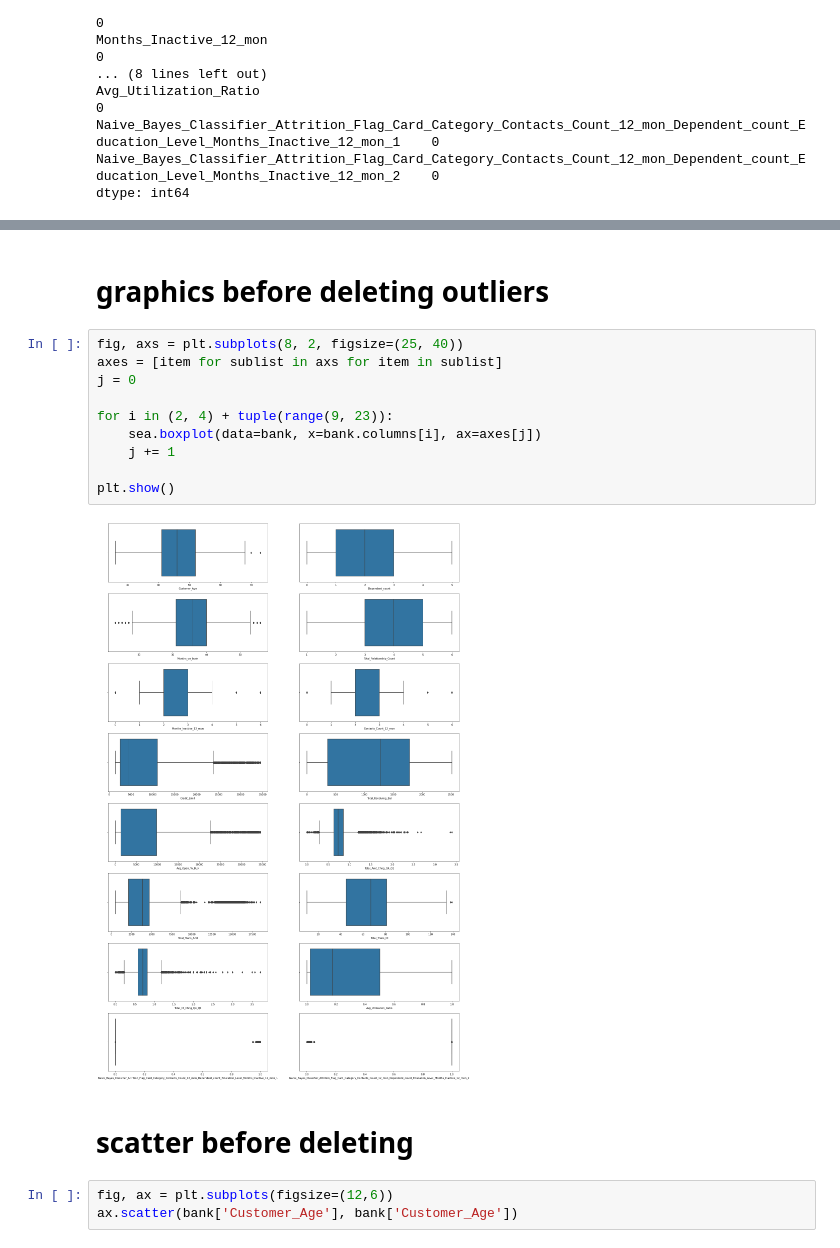
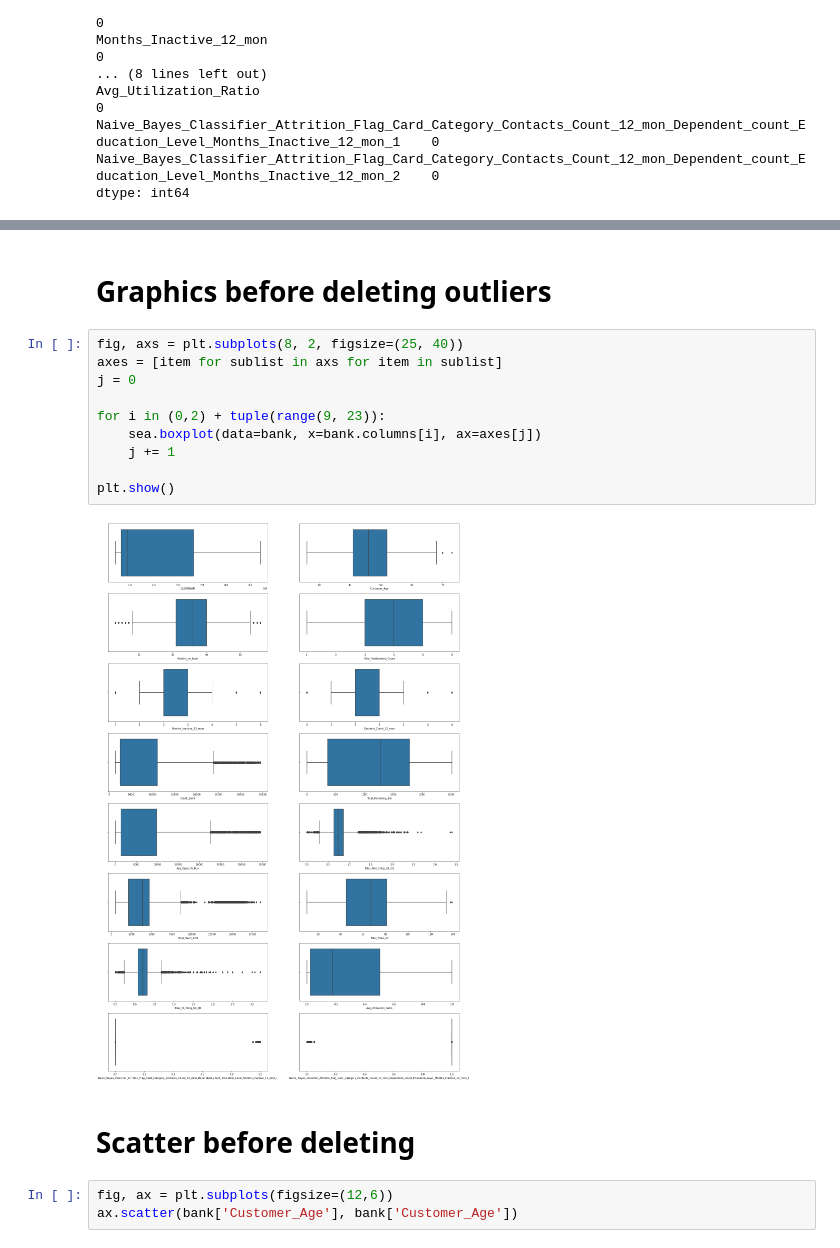
Before and after one commit to rnd4u-org/2021-knu-churn, a Jupyter notebook: Data Pre-Processing.ipynb, the cells around one changed output, grey strips where cells are left out. Saved outputs shown, nothing was run; the diff lists cells and outputs as text.

```diff
--- a/Data Pre-Processing.ipynb
+++ b/Data Pre-Processing.ipynb
@@ -145,19 +165,19 @@ for i in names:
 # %% [markdown]
-# graphics before deleting outliers
+# Graphics before deleting outliers
 # %%
 fig, axs = plt.subplots(8, 2, figsize=(25, 40))
 axes = [item for sublist in axs for item in sublist]
 j = 0
 
-for i in (2, 4) + tuple(range(9, 23)):
+for i in (0,2) + tuple(range(9, 23)):
     sea.boxplot(data=bank, x=bank.columns[i], ax=axes[j])
     j += 1
 
 plt.show()
 # %% [output]
-[figure, old version]
+[figure, new version]
 # %% [markdown]
-# scatter before deleting
+# Scatter before deleting
 # %%
 fig, ax = plt.subplots(figsize=(12,6))
 ax.scatter(bank['Customer_Age'], bank['Customer_Age'])
```
Also changed, not shown: parts of 8 cells of this notebook.
